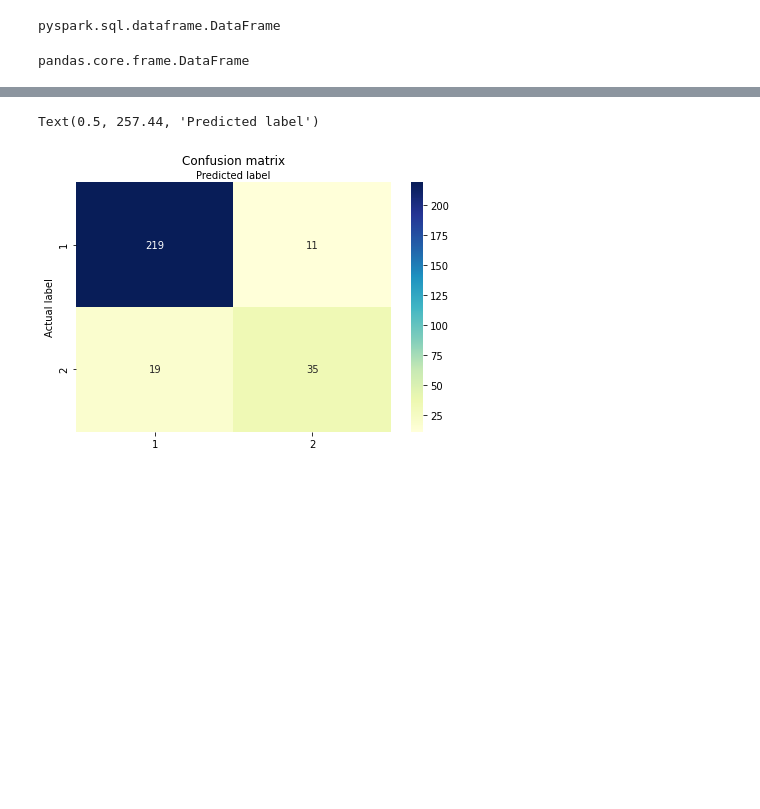
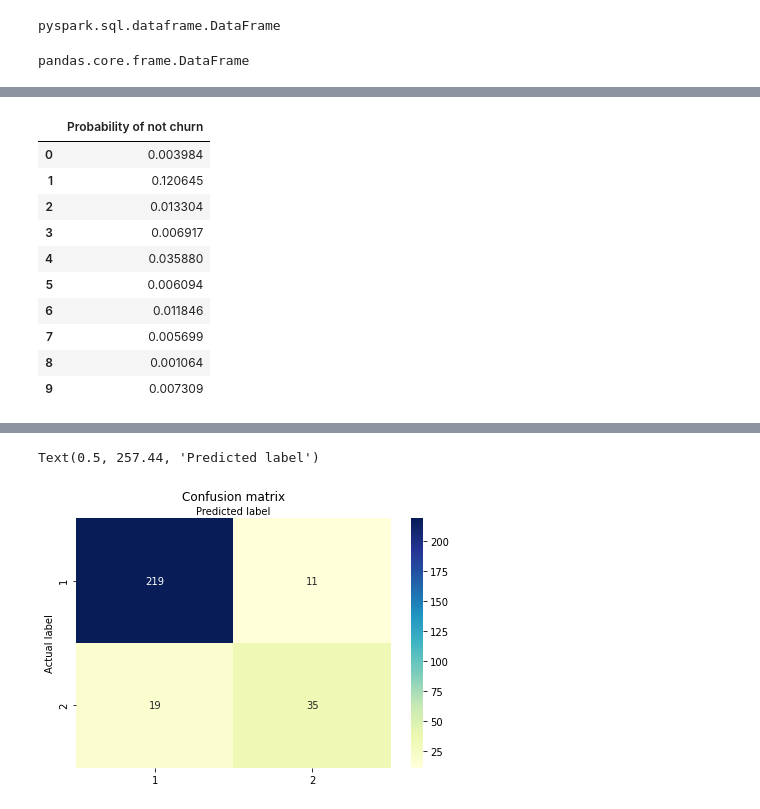
Before and after one commit to BAGLAT/Predicting-customer-churn-using-pySpark---Hands-On, a Jupyter notebook: Predicting Churns using pySpark.ipynb, the cells around one changed output, grey strips where cells are left out. Drawn from its saved outputs; the diff is of its cells as text; code cells hidden in the pictures; blank space fills up the shorter version.

```diff
--- a/Predicting Churns using pySpark.ipynb
+++ b/Predicting Churns using pySpark.ipynb
@@ -184 +220,15 @@ AUROC
+# %%
+dft.head(10)
+# %% [output]
+|  | Probability of not churn |
+| 0 | 0.003984 |
+| 1 | 0.120645 |
+| 2 | 0.013304 |
+| 3 | 0.006917 |
+| 4 | 0.035880 |
+| 5 | 0.006094 |
+| 6 | 0.011846 |
+| 7 | 0.005699 |
+| 8 | 0.001064 |
+| 9 | 0.007309 |
 # %%
```
Also changed, not shown: parts of 12 cells of this notebook.
